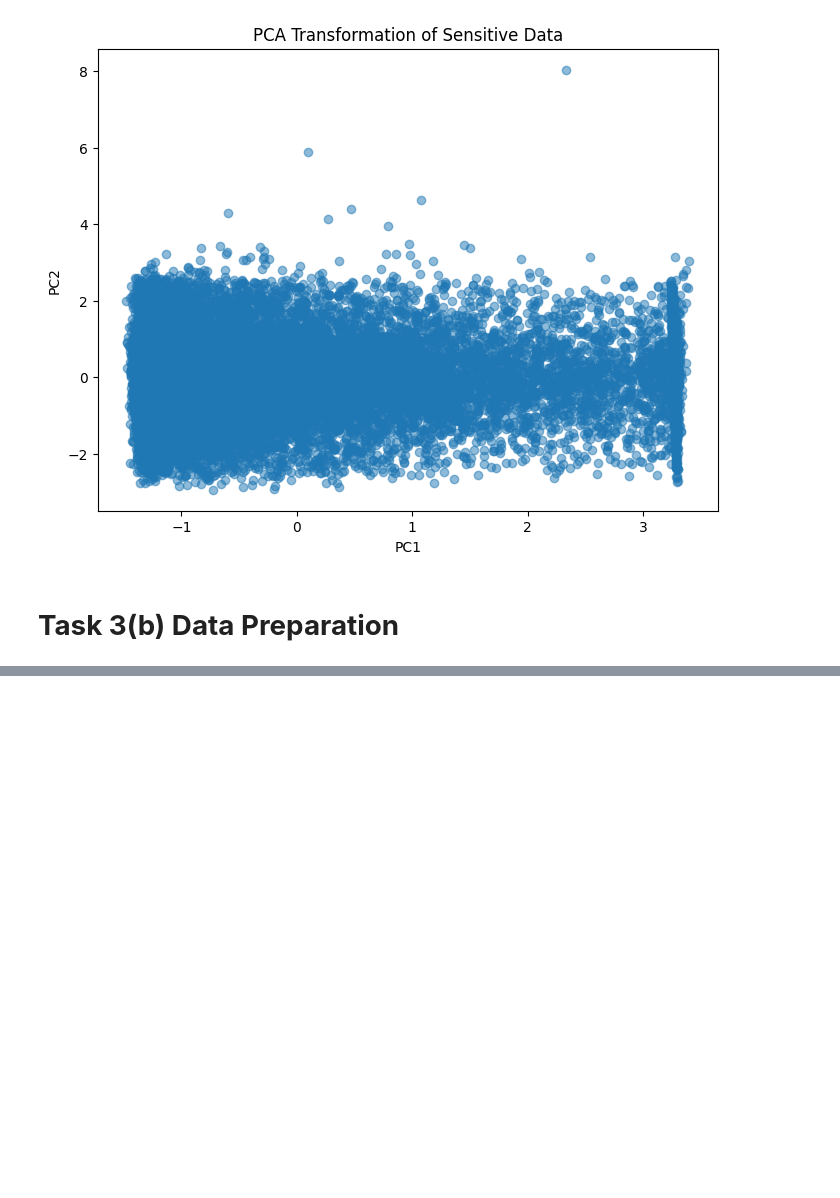
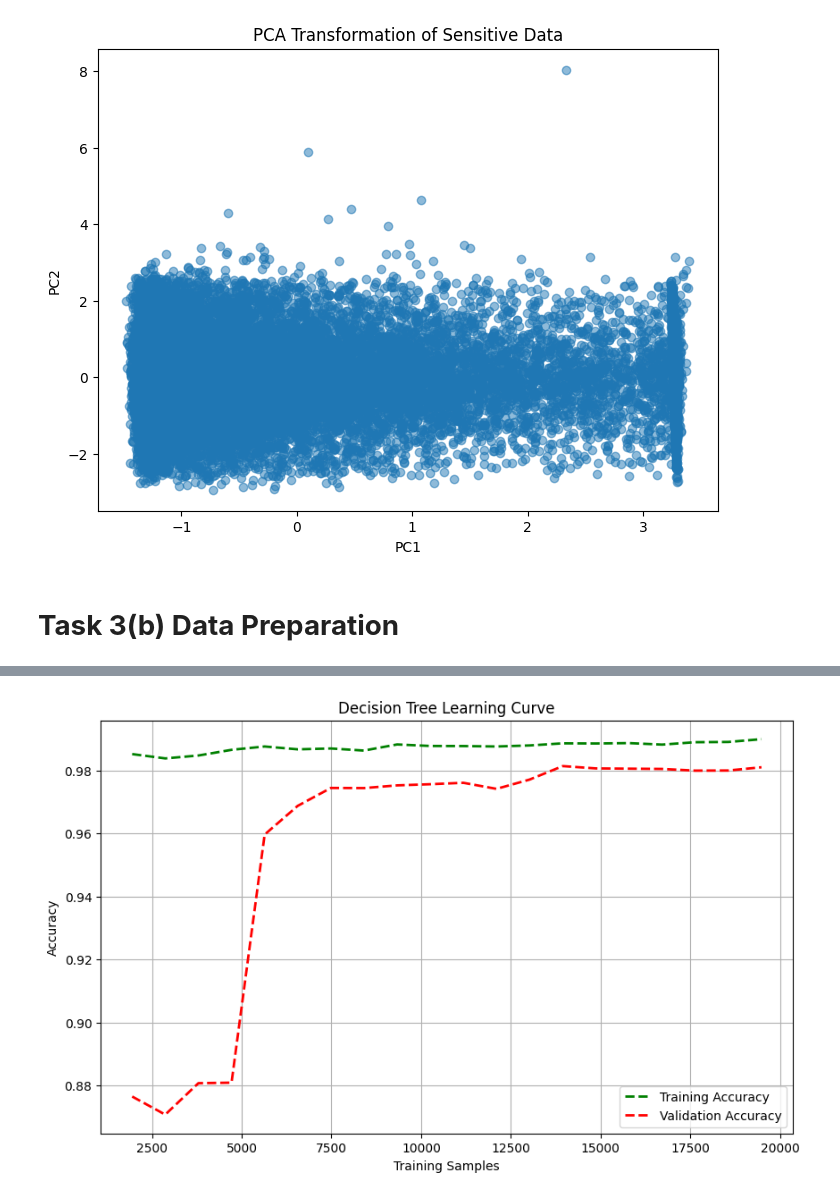
Before and after one commit to YK-Thisura/Loan-Approval-Project-CMP-7005, a Jupyter notebook: Loan_Approval_Project.ipynb, the cells around one changed output, grey strips where cells are left out. Cells and saved outputs as stored; diff of their text form; code cells hidden in the pictures; blank space fills up the shorter version.

```diff
--- a/Loan_Approval_Project.ipynb
+++ b/Loan_Approval_Project.ipynb
@@ -1155,0 +1238,60 @@ Cluster
+# %%
+# ==================================================
+# Learning Curve
+# ==================================================
+
+train_sizes, train_scores, test_scores = learning_curve(
+    estimator=dt_model,
+    X=X_train_smote_dt,
+    y=y_train_smote_dt,
+    cv=5,
+    scoring='accuracy',
+    train_sizes=np.linspace(
+        0.1,
+        1.0,
+        20
+    ),
+    n_jobs=-1
+)
+
+train_mean = train_scores.mean(axis=1)
+
+test_mean = test_scores.mean(axis=1)
+
+plt.figure(figsize=(10,6))
+
+plt.plot(
+    train_sizes,
+    train_mean,
+    'g--',
+    linewidth=2,
+    label='Training Accuracy'
+)
+
+plt.plot(
+    train_sizes,
+    test_mean,
+    'r--',
+    linewidth=2,
+    label='Validation Accuracy'
+)
+
+plt.title(
+    'Decision Tree Learning Curve'
+)
+
+plt.xlabel(
+    'Training Samples'
+)
+
+plt.ylabel(
+    'Accuracy'
+)
+
+plt.legend()
+
+plt.grid(True)
+
+plt.show()
+# %% [output]
+[figure, added]
```
Also changed, not shown: parts of 21 cells of this notebook.
